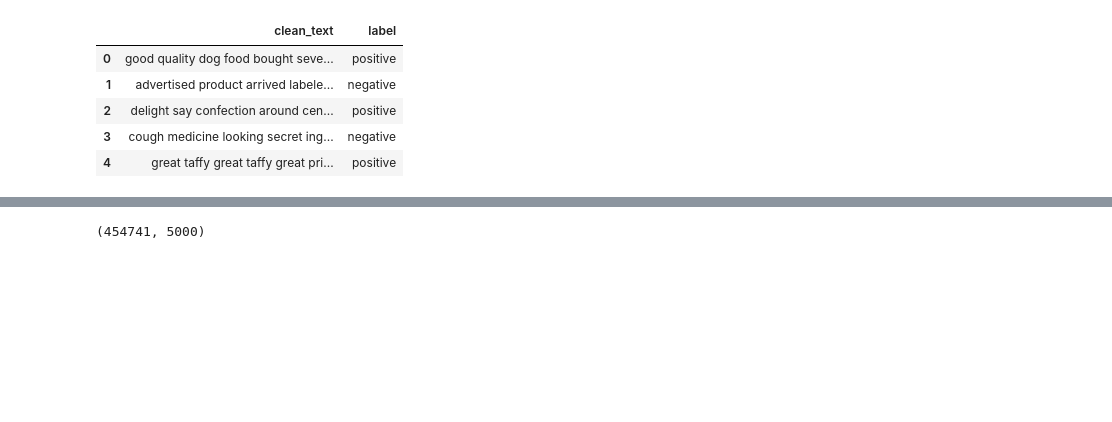
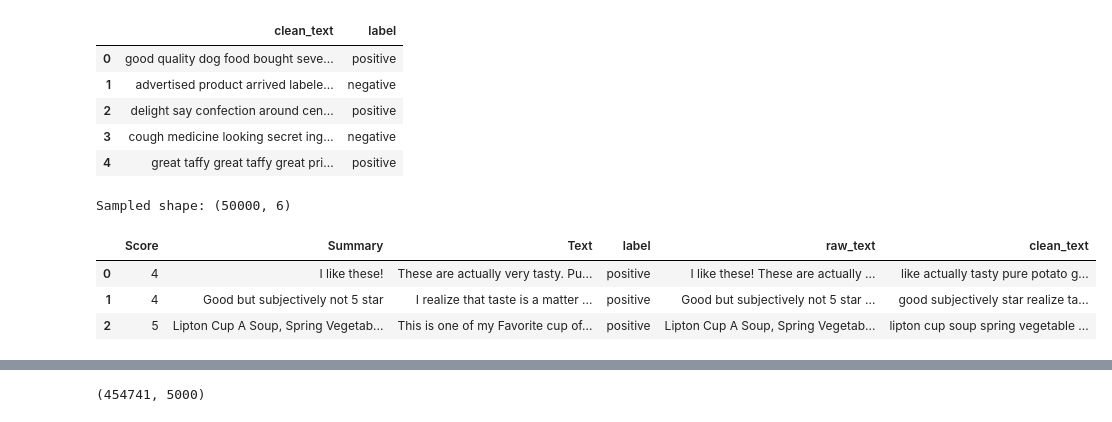
Before and after one commit to lizasmoon-ops/programming-for-ai-sentiment-analysis, a Jupyter notebook: Untitled1.ipynb, the cells around one changed output, grey strips where cells are left out. Cells and saved outputs as stored; diff of their text form; code cells hidden in the pictures; blank space fills up the shorter version.

```diff
--- a/Untitled1.ipynb
+++ b/Untitled1.ipynb
@@ -103,3 +103,14 @@ df[["clean_text", "label"]].head()
 | 2 | delight say confection around cen... | positive |
 | 3 | cough medicine looking secret ing... | negative |
 | 4 | great taffy great taffy great pri... | positive |
+# %%
+df = df.sample(n=50000, random_state=42).reset_index(drop=True)
+
+print("Sampled shape:", df.shape)
+df.head(3)
+# %% [output]
+Sampled shape: (50000, 6)
+|  | Score | Summary | Text | label | raw_text | clean_text |
+| 0 | 4 | I like these! | These are actually very tasty. Pu... | positive | I like these! These are actually ... | like actually tasty pure potato g... |
+| 1 | 4 | Good but subjectively not 5 star | I realize that taste is a matter ... | positive | Good but subjectively not 5 star ... | good subjectively star realize ta... |
+| 2 | 5 | Lipton Cup A Soup, Spring Vegetab... | This is one of my Favorite cup of... | positive | Lipton Cup A Soup, Spring Vegetab... | lipton cup soup spring vegetable ... |
```
Also changed, not shown: parts of 2 cells of this notebook.
